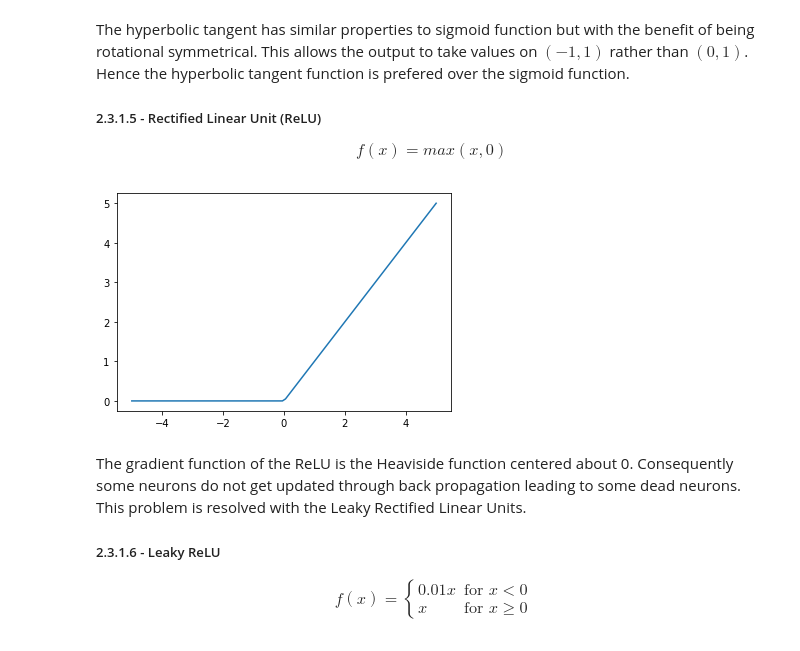
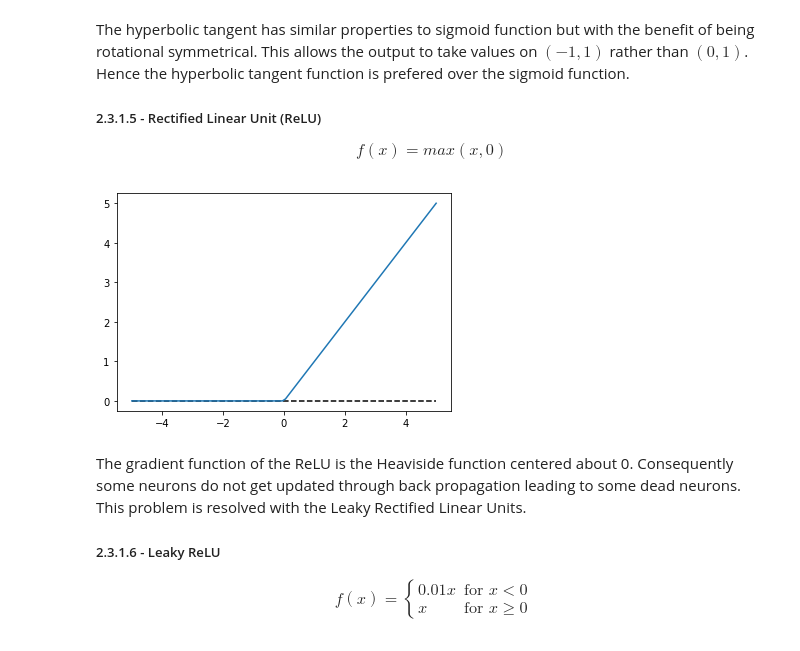
Before and after one commit to diggerb/MNIST, a Jupyter notebook: MNIST.ipynb, the cells around one changed output. Saved outputs shown, nothing was run; the diff lists cells and outputs as text; code cells hidden in the pictures.

```diff
--- a/MNIST.ipynb
+++ b/MNIST.ipynb
@@ -269,22 +269,23 @@ $$f(x)=max(x,0)$$
 # %%
 def relu_function(x):
     """Rectified linear unit implementation.
     x can be of length 1 or greater.
 
     >>> relu_function([-2,0,5])
     [0,0,5]
     """
     out = []
     for i in range(len(x)):
         out.append(max(0,x[i]))
 
     return out
 
 plt.figure()
+plt.hlines(0, -5, 5, linestyles='dashed')
 plt.plot(np.linspace(-5, 5, 100), relu_function(np.linspace(-5, 5, 100)))
 plt.show()
 # %% [output]
-[figure, old version]
+[figure, new version]
 # %% [markdown]
 The gradient function of the ReLU is the Heaviside function centered about 0. Consequently some neurons do not get updated through back propagation leading to some dead neurons. This problem is resolved with the Leaky Rectified Linear Units.
 
```
Also changed, not shown: parts of 6 cells of this notebook, 1 other file.
